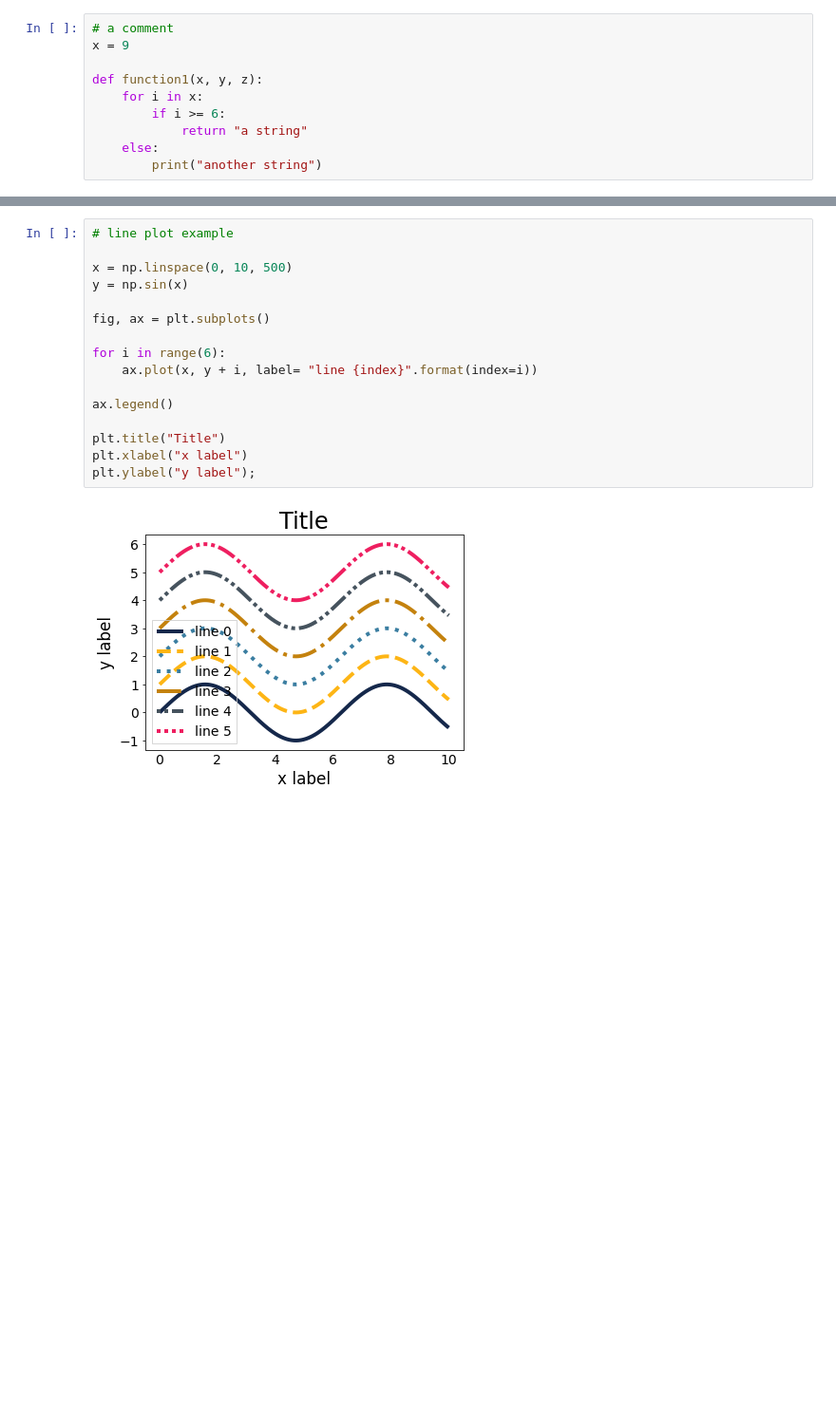
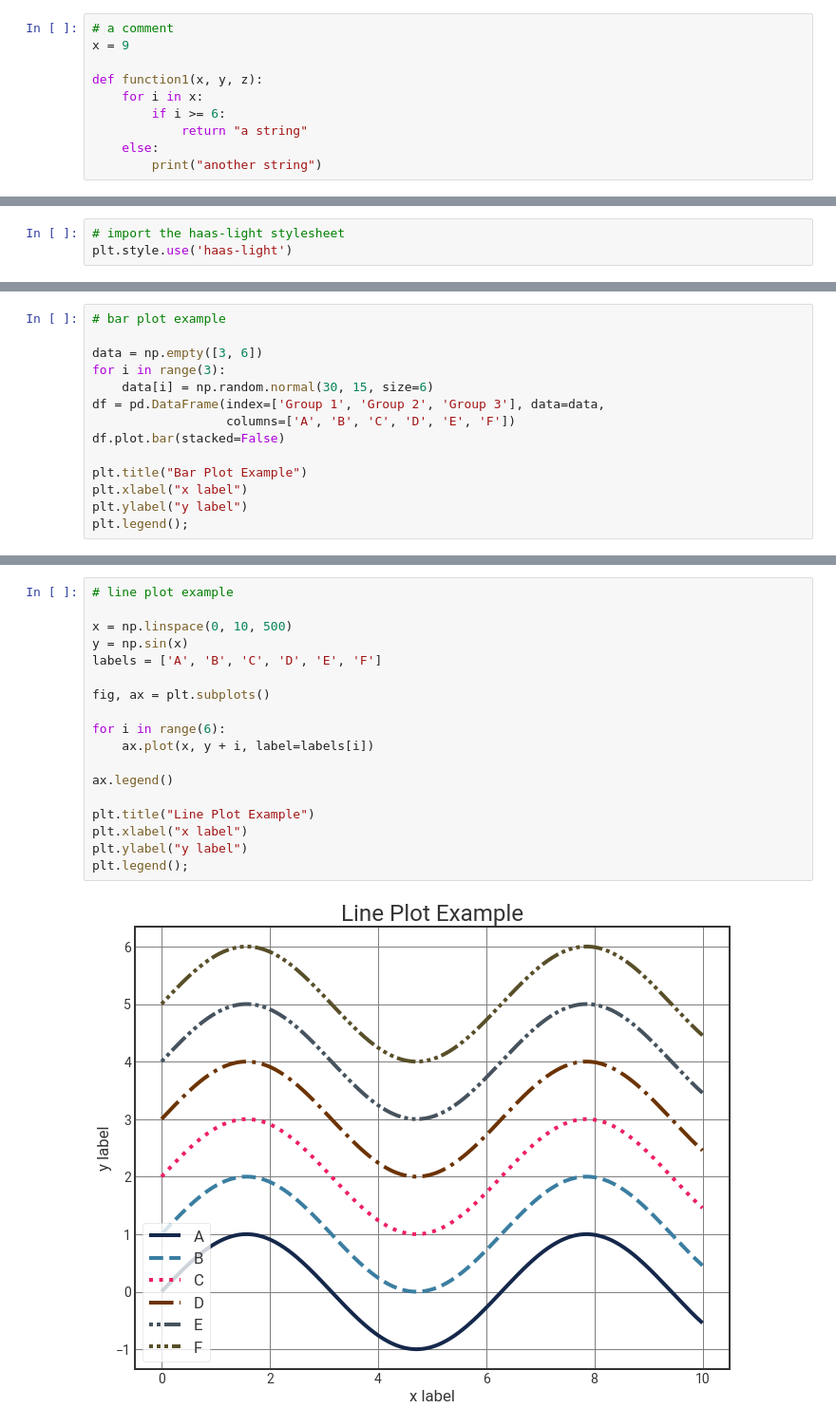
Before and after one commit to haas-digital/jupyter-styling, a Jupyter notebook: style-test.ipynb, the cells around one changed output, grey strips where cells are left out. Shown at 95% size. Saved outputs shown, nothing was run; the diff lists cells and outputs as text; blank space fills up the shorter version.

```diff
--- a/style-test.ipynb
+++ b/style-test.ipynb
@@ -34,3 +39,6 @@ np.random.seed(28)
+# %%
+# import the haas-light stylesheet
+plt.style.use('haas-light')
 # %%
 # scatter plot example
 fig, ax = plt.subplots()
@@ -57,0 +57,14 @@ plt.legend();
+# %%
+# bar plot example
+
+data = np.empty([3, 6])
+for i in range(3):
+    data[i] = np.random.normal(30, 15, size=6)
+df = pd.DataFrame(index=['Group 1', 'Group 2', 'Group 3'], data=data,
+                  columns=['A', 'B', 'C', 'D', 'E', 'F'])
+df.plot.bar(stacked=False)
+
+plt.title("Bar Plot Example")
+plt.xlabel("x label")
+plt.ylabel("y label")
+plt.legend();
@@ -58,18 +73,20 @@ plt.legend();
 # %%
 # line plot example
 
 x = np.linspace(0, 10, 500)
 y = np.sin(x)
+labels = ['A', 'B', 'C', 'D', 'E', 'F']
 
 fig, ax = plt.subplots()
 
 for i in range(6):
-    ax.plot(x, y + i, label= "line {index}".format(index=i))
+    ax.plot(x, y + i, label=labels[i])
 
 ax.legend()
 
-plt.title("Title")
+plt.title("Line Plot Example")
 plt.xlabel("x label")
-plt.ylabel("y label");
+plt.ylabel("y label")
+plt.legend();
 # %% [output]
-[figure, old version]
+[figure, new version]
```
Also changed, not shown: parts of 15 cells of this notebook, 2 other files.
